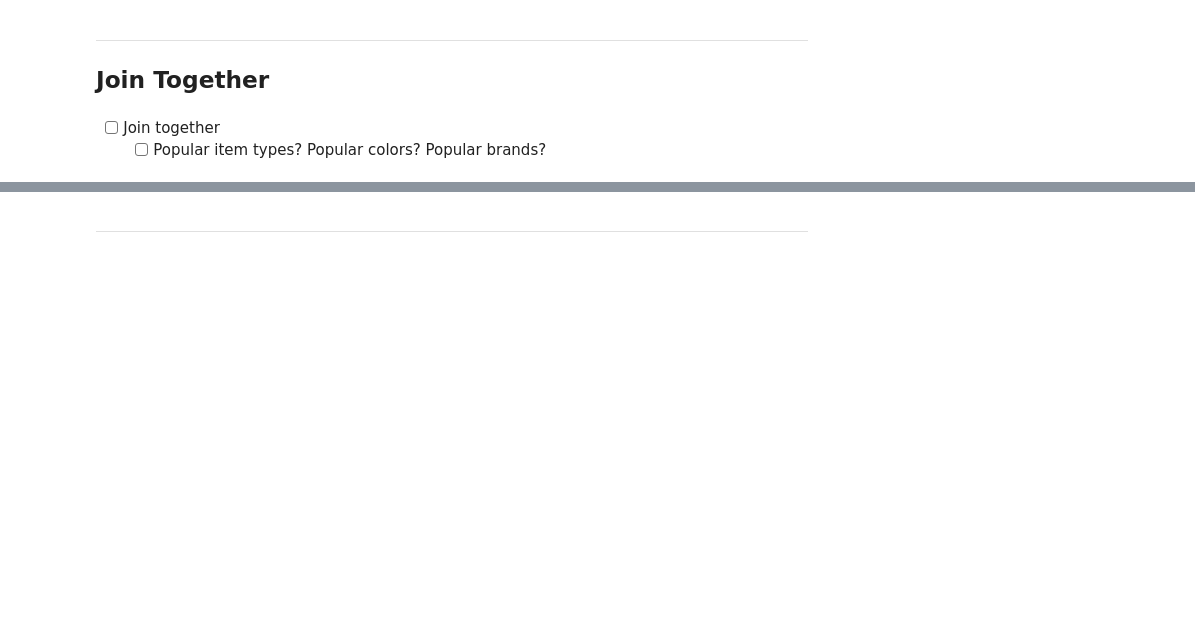
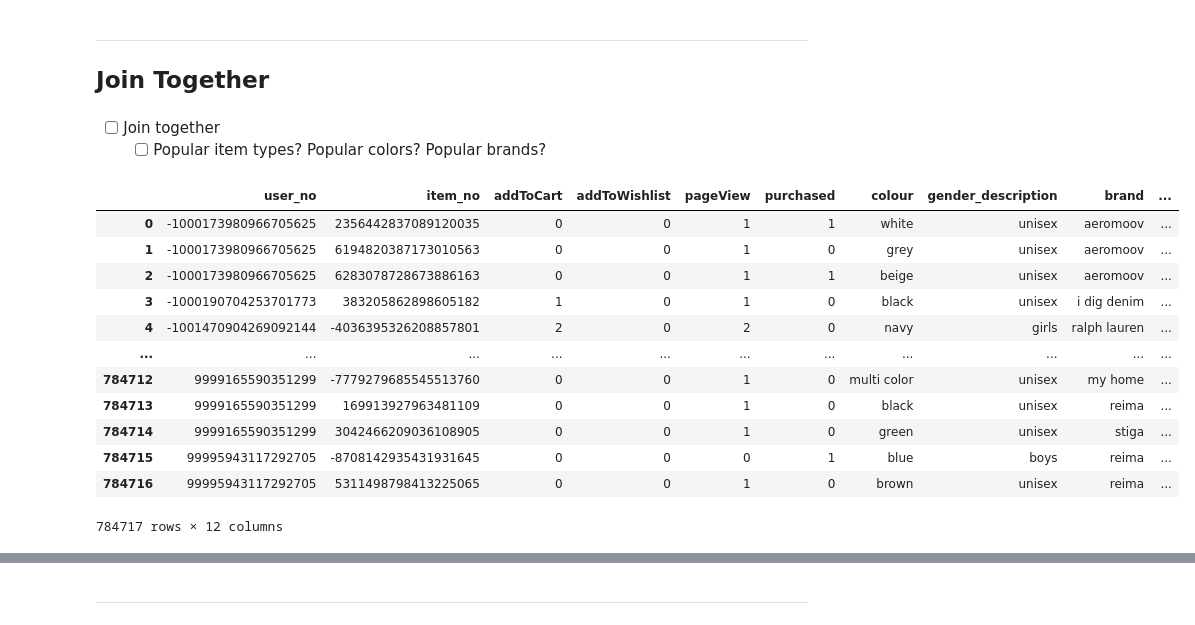
Before and after one commit to msvensson222/tfrs-retail-example, a Jupyter notebook: EDA.ipynb, the cells around one changed output, grey strips where cells are left out. Drawn from its saved outputs; the diff is of its cells as text; code cells hidden in the pictures; blank space fills up the shorter version.

```diff
--- a/EDA.ipynb
+++ b/EDA.ipynb
@@ -269,6 +244,22 @@ user_item_interaction_w_metadata = pd.merge(pivoted,
                                             item_info_df,
                                             how='left',
                                             on='item_no')
+# %%
+user_item_interaction_w_metadata
+# %% [output]
+|  | user_no | item_no | addToCart | addToWishlist | pageView | purchased | colour | gender_description | brand | ... |
+| 0 | -1000173980966705625 | 2356442837089120035 | 0 | 0 | 1 | 1 | white | unisex | aeromoov | ... |
+| 1 | -1000173980966705625 | 6194820387173010563 | 0 | 0 | 1 | 0 | grey | unisex | aeromoov | ... |
+| 2 | -1000173980966705625 | 6283078728673886163 | 0 | 0 | 1 | 1 | beige | unisex | aeromoov | ... |
+| 3 | -1000190704253701773 | 383205862898605182 | 1 | 0 | 1 | 0 | black | unisex | i dig denim | ... |
+| 4 | -1001470904269092144 | -4036395326208857801 | 2 | 0 | 2 | 0 | navy | girls | ralph lauren | ... |
+| ... | ... | ... | ... | ... | ... | ... | ... | ... | ... | ... |
+| 784712 | 9999165590351299 | -7779279685545513760 | 0 | 0 | 1 | 0 | multi color | unisex | my home | ... |
+| 784713 | 9999165590351299 | 169913927963481109 | 0 | 0 | 1 | 0 | black | unisex | reima | ... |
+| 784714 | 9999165590351299 | 3042466209036108905 | 0 | 0 | 1 | 0 | green | unisex | stiga | ... |
+| 784715 | 99995943117292705 | -8708142935431931645 | 0 | 0 | 0 | 1 | blue | boys | reima | ... |
+| 784716 | 99995943117292705 | 5311498798413225065 | 0 | 0 | 1 | 0 | brown | unisex | reima | ... |
+784717 rows × 12 columns
 # %%
 purchased = user_item_interaction_w_metadata.loc[user_item_interaction_w_metadata['purchased'] > 0]
 not_purchased = user_item_interaction_w_metadata.loc[user_item_interaction_w_metadata['purchased'] == 0]
```
Also changed, not shown: parts of 41 cells of this notebook.
